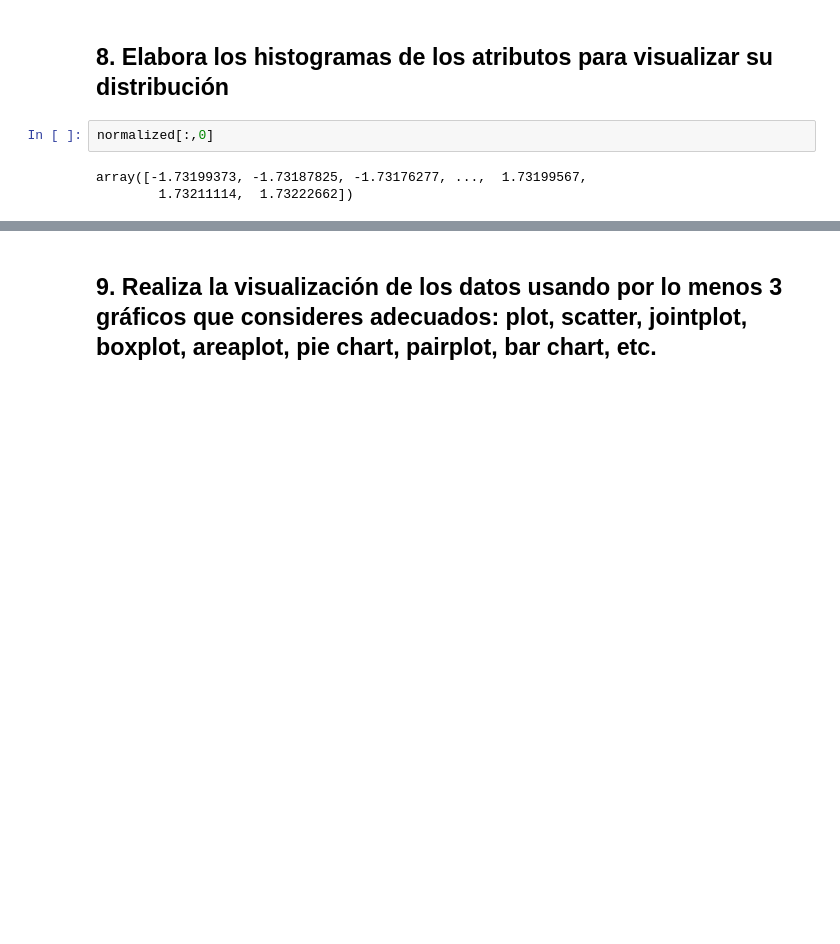
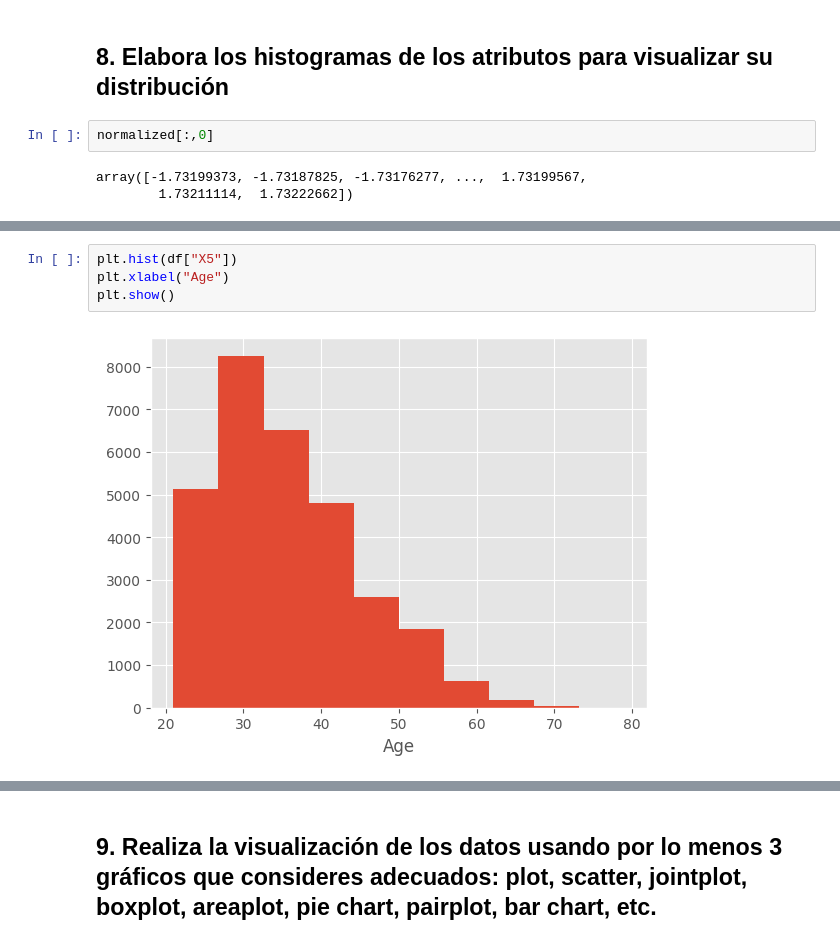
Before and after one commit to PosgradoMNA/actividades-de-aprendizaje-irvingomez, a Jupyter notebook: semana6/Visualizacion.ipynb, the cells around one changed output, grey strips where cells are left out. Saved outputs shown, nothing was run; the diff lists cells and outputs as text; blank space fills up the shorter version.

```diff
--- a/semana6/Visualizacion.ipynb
+++ b/semana6/Visualizacion.ipynb
@@ -393,0 +477,6 @@ plt.show()
+# %%
+plt.hist(df["X5"])
+plt.xlabel("Age")
+plt.show()
+# %% [output]
+[figure, added]
```
Also changed, not shown: parts of 19 cells of this notebook.
